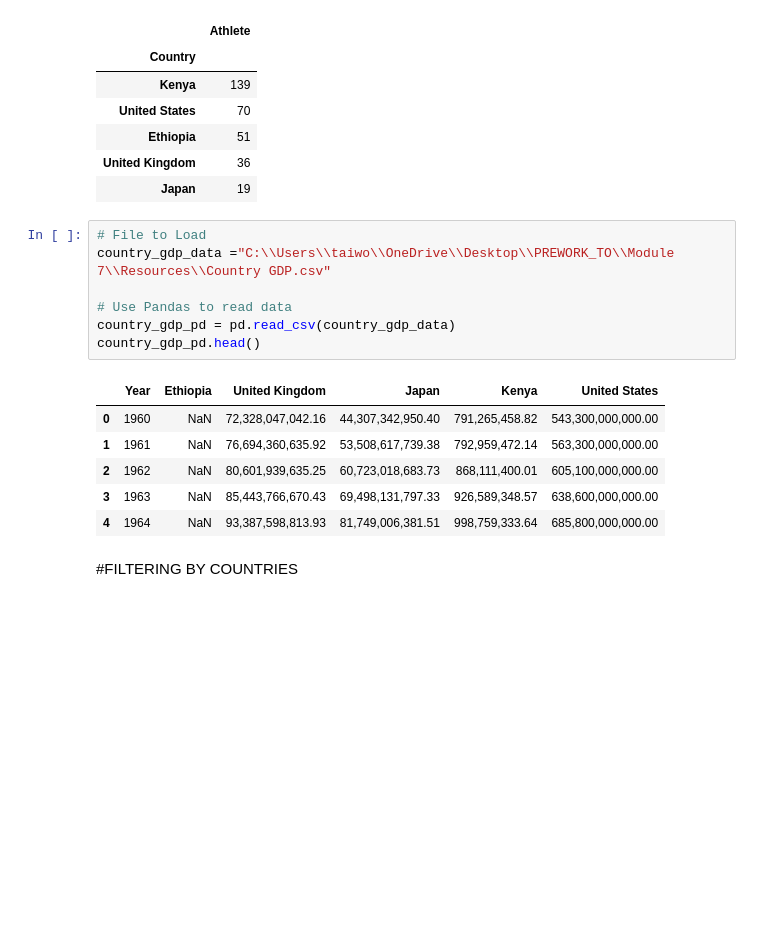
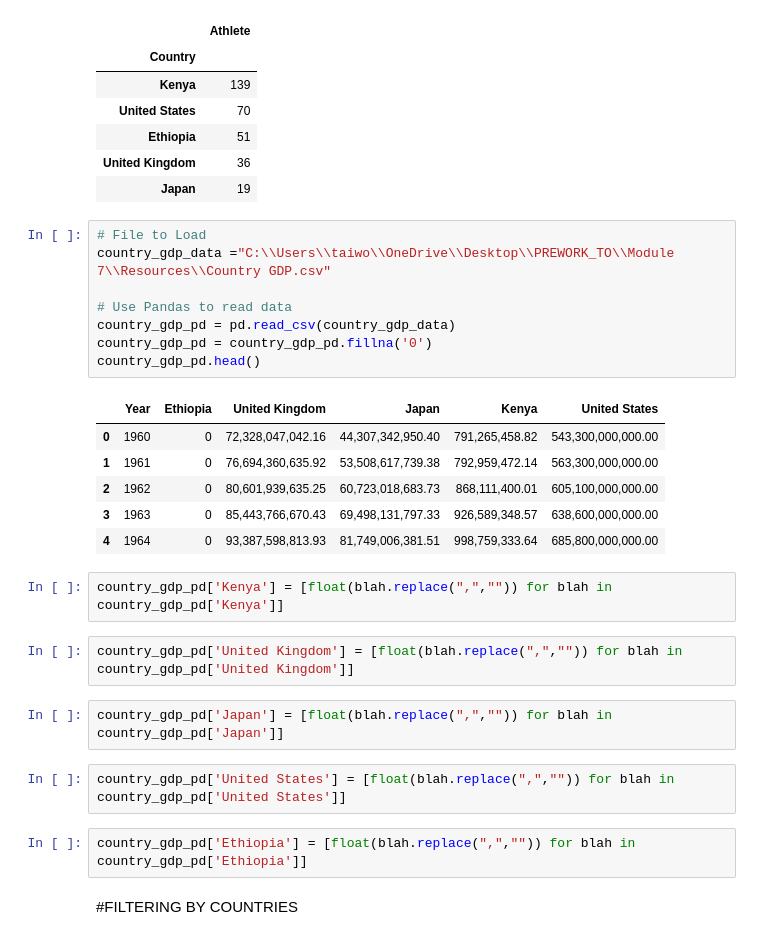
Before and after one commit to tonitiri/test-work, a Jupyter notebook: Group Project.ipynb, the cells around one changed output. Saved outputs shown, nothing was run; the diff lists cells and outputs as text; blank space fills up the shorter version.

```diff
--- a/Group Project.ipynb
+++ b/Group Project.ipynb
@@ -52,17 +52,28 @@ Winner_Count_per_country.sort_values(by=["Athlete"], ascending=False).head(5)
 # %%
 # File to Load
 country_gdp_data ="C:\\Users\\taiwo\\OneDrive\\Desktop\\PREWORK_TO\\Module 7\\Resources\\Country GDP.csv"
 
 # Use Pandas to read data
 country_gdp_pd = pd.read_csv(country_gdp_data)
+country_gdp_pd = country_gdp_pd.fillna('0')
 country_gdp_pd.head()
 # %% [output]
 |  | Year | Ethiopia | United Kingdom | Japan | Kenya | United States |
-| 0 | 1960 | NaN | 72,328,047,042.16 | 44,307,342,950.40 | 791,265,458.82 | 543,300,000,000.00 |
-| 1 | 1961 | NaN | 76,694,360,635.92 | 53,508,617,739.38 | 792,959,472.14 | 563,300,000,000.00 |
-| 2 | 1962 | NaN | 80,601,939,635.25 | 60,723,018,683.73 | 868,111,400.01 | 605,100,000,000.00 |
-| 3 | 1963 | NaN | 85,443,766,670.43 | 69,498,131,797.33 | 926,589,348.57 | 638,600,000,000.00 |
-| 4 | 1964 | NaN | 93,387,598,813.93 | 81,749,006,381.51 | 998,759,333.64 | 685,800,000,000.00 |
+| 0 | 1960 | 0 | 72,328,047,042.16 | 44,307,342,950.40 | 791,265,458.82 | 543,300,000,000.00 |
+| 1 | 1961 | 0 | 76,694,360,635.92 | 53,508,617,739.38 | 792,959,472.14 | 563,300,000,000.00 |
+| 2 | 1962 | 0 | 80,601,939,635.25 | 60,723,018,683.73 | 868,111,400.01 | 605,100,000,000.00 |
+| 3 | 1963 | 0 | 85,443,766,670.43 | 69,498,131,797.33 | 926,589,348.57 | 638,600,000,000.00 |
+| 4 | 1964 | 0 | 93,387,598,813.93 | 81,749,006,381.51 | 998,759,333.64 | 685,800,000,000.00 |
+# %%
+country_gdp_pd['Kenya'] = [float(blah.replace(",","")) for blah in country_gdp_pd['Kenya']]
+# %%
+country_gdp_pd['United Kingdom'] = [float(blah.replace(",","")) for blah in country_gdp_pd['United Kingdom']]
+# %%
+country_gdp_pd['Japan'] = [float(blah.replace(",","")) for blah in country_gdp_pd['Japan']]
+# %%
+country_gdp_pd['United States'] = [float(blah.replace(",","")) for blah in country_gdp_pd['United States']]
+# %%
+country_gdp_pd['Ethiopia'] = [float(blah.replace(",","")) for blah in country_gdp_pd['Ethiopia']]
 # %% [markdown]
 #FILTERING BY COUNTRIES
 # %%
```
Also changed, not shown: parts of 8 cells of this notebook, 3 other files.
